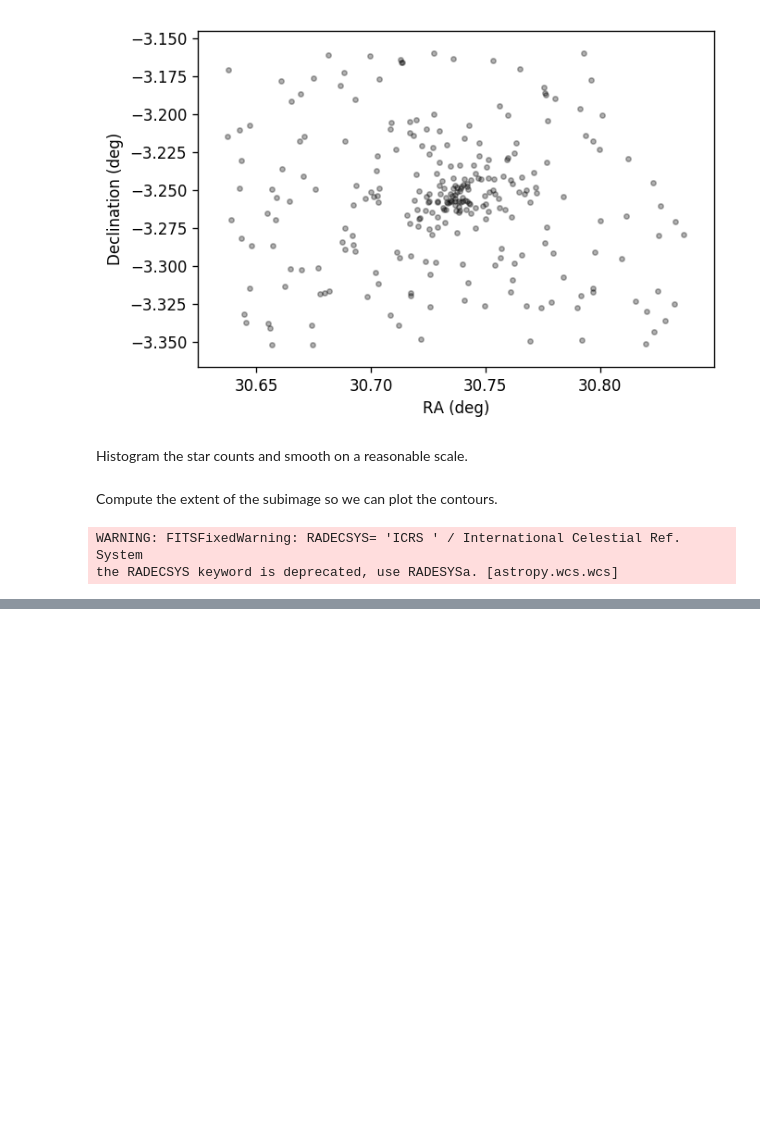
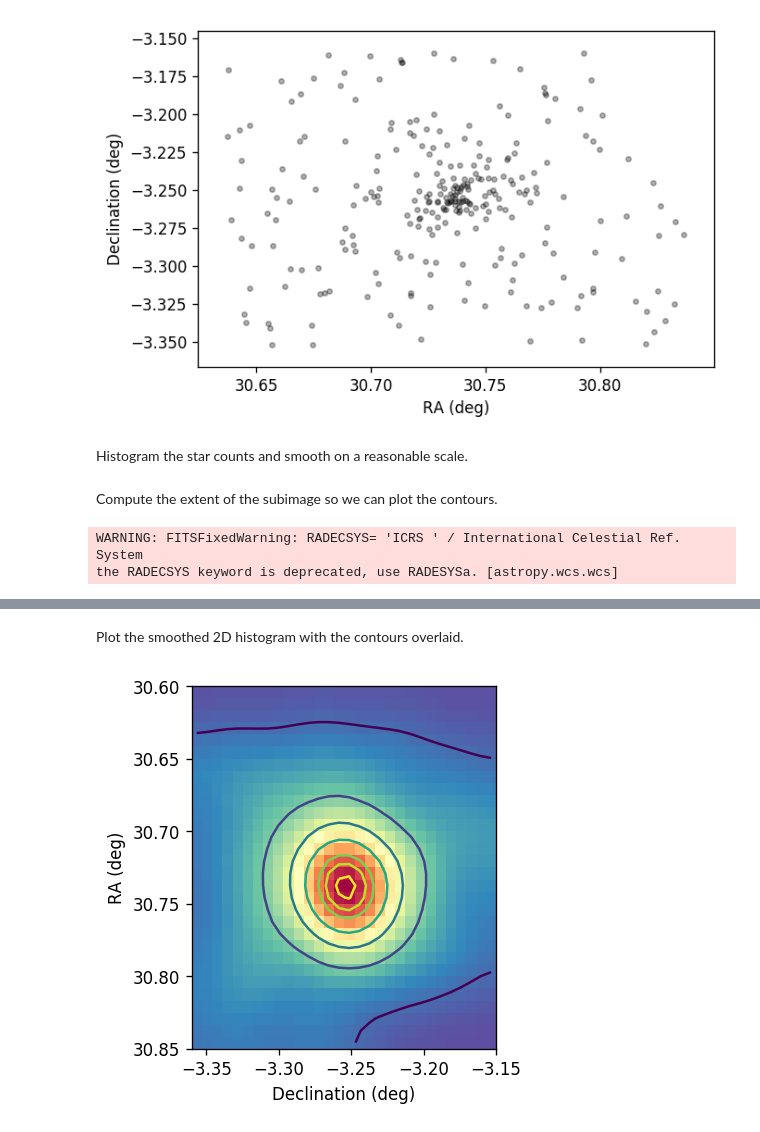
Before and after one commit to lsst-sqre/system-test, a Jupyter notebook: cluster.ipynb, the cells around one changed output, grey strips where cells are left out. Drawn from its saved outputs; the diff is of its cells as text; code cells hidden in the pictures; blank space fills up the shorter version.

```diff
--- a/cluster.ipynb
+++ b/cluster.ipynb
@@ -162,0 +169,10 @@ plt.show()
+# %% [markdown]
+Plot the smoothed 2D histogram with the contours overlaid.
+# %%
+plt.imshow(smoothed_hist, extent=[yedges[0],yedges[-1],xedges[-1],xedges[0]],cmap='Spectral_r')
+plt.contour(0.5*(yedges[1:] + yedges[:-1]), 0.5*(xedges[1:] + xedges[:-1]), smoothed_hist, levels)
+plt.xlabel("Declination (deg)")
+plt.ylabel("RA (deg)")
+plt.show()
+# %% [output]
+[figure, added]
```
Also changed, not shown: parts of 9 cells of this notebook.
